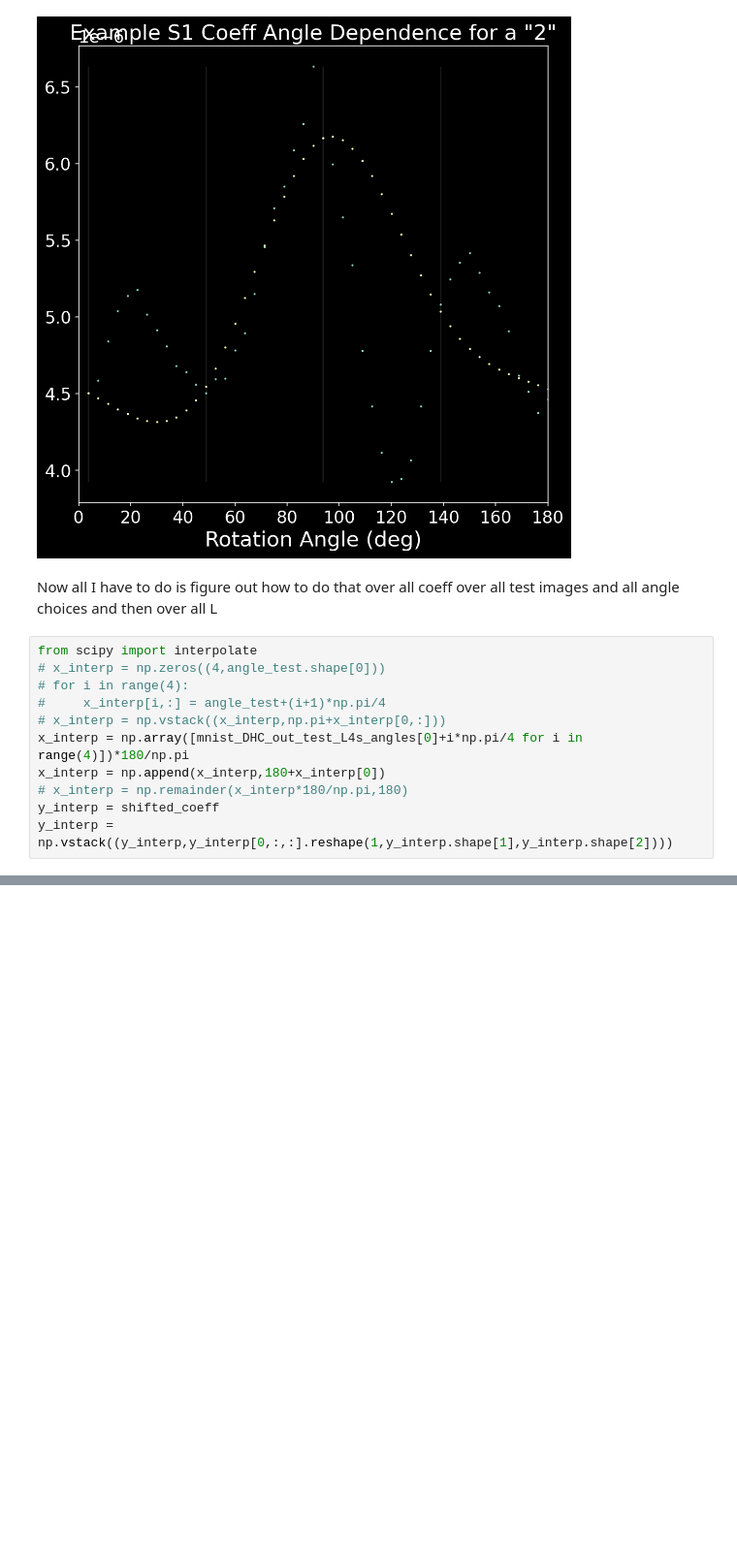
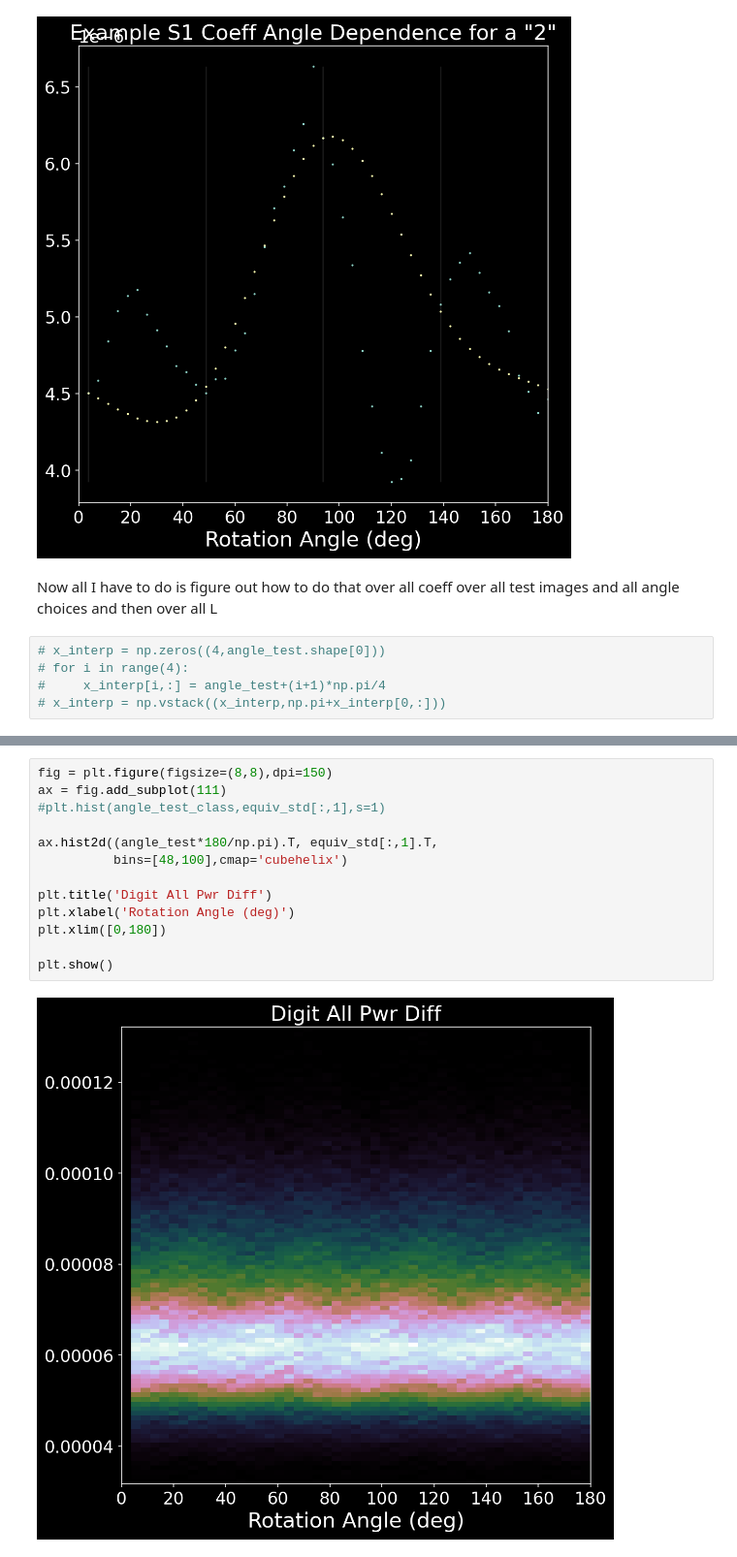
Before and after one commit to andrew-saydjari/DHC, a Jupyter notebook: Daily/2021_03_10.ipynb, the cells around one changed output, grey strips where cells are left out. Shown at 97% size. Drawn from its saved outputs; the diff is of its cells as text; blank space fills up the shorter version.

```diff
--- a/Daily/2021_03_10.ipynb
+++ b/Daily/2021_03_10.ipynb
@@ -892,13 +904,7 @@ plt.show()
 # %% [markdown]
 Now all I have to do is figure out how to do that over all coeff over all test images and all angle choices and then over all L
 # %%
-from scipy import interpolate
 # x_interp = np.zeros((4,angle_test.shape[0]))
 # for i in range(4):
 #     x_interp[i,:] = angle_test+(i+1)*np.pi/4
 # x_interp = np.vstack((x_interp,np.pi+x_interp[0,:]))
-x_interp = np.array([mnist_DHC_out_test_L4s_angles[0]+i*np.pi/4 for i in range(4)])*180/np.pi
-x_interp = np.append(x_interp,180+x_interp[0])
-# x_interp = np.remainder(x_interp*180/np.pi,180)
-y_interp = shifted_coeff
-y_interp = np.vstack((y_interp,y_interp[0,:,:].reshape(1,y_interp.shape[1],y_interp.shape[2])))
@@ -906,0 +985,15 @@ f = interpolate.CubicSpline(x_interp,y_interp,axis=0,bc_type='periodic')
+# %%
+fig = plt.figure(figsize=(8,8),dpi=150)
+ax = fig.add_subplot(111)
+#plt.hist(angle_test_class,equiv_std[:,1],s=1)
+
+ax.hist2d((angle_test*180/np.pi).T, equiv_std[:,1].T,
+          bins=[48,100],cmap='cubehelix')
+
+plt.title('Digit All Pwr Diff')
+plt.xlabel('Rotation Angle (deg)')
+plt.xlim([0,180])
+
+plt.show()
+# %% [output]
+[figure, added]
```
Also changed, not shown: parts of 20 cells of this notebook, 5 other files.
